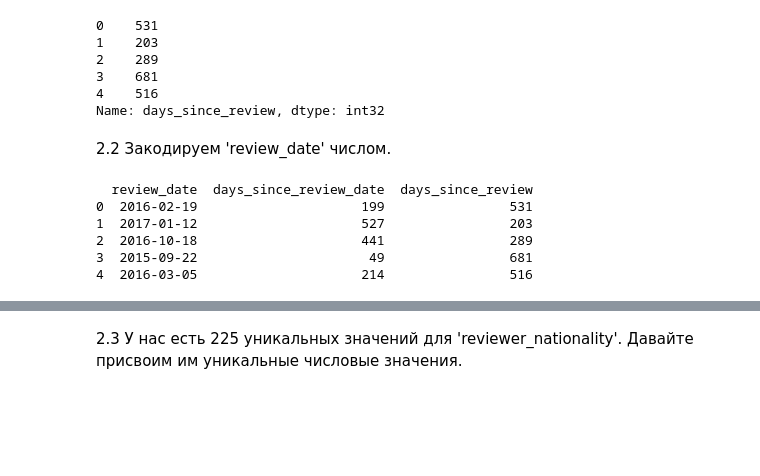
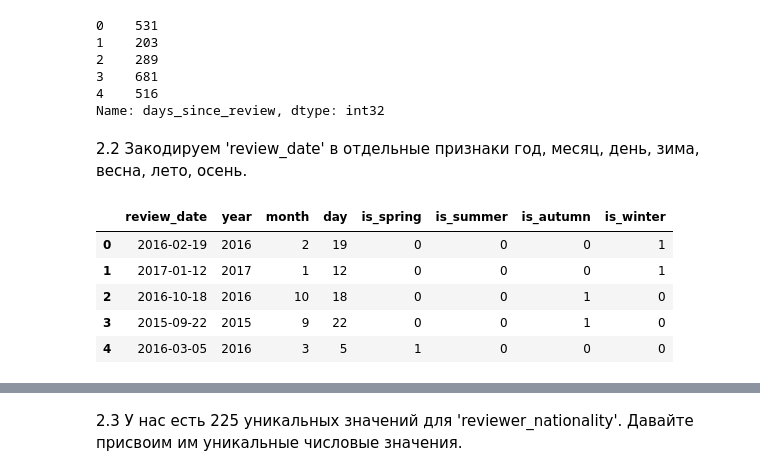
Before and after one commit to IvanMonakov/DataScience, a Jupyter notebook: Projects DS/PROJECT-3/EDA_Proj_3_Model.ipynb, the cells around one changed output, grey strips where cells are left out. Cells and saved outputs as stored; diff of their text form; code cells hidden in the pictures; blank space fills up the shorter version.

```diff
--- a/Projects DS/PROJECT-3/EDA_Proj_3_Model.ipynb
+++ b/Projects DS/PROJECT-3/EDA_Proj_3_Model.ipynb
@@ -36,8 +55,8 @@ import re
 - lng — географическая долгота отеля.
 # %%
 #Читаем данные и смотрим пример данных
-hotels = pd.read_csv('data/hotels.csv')
-hotels.head(3)
+data = pd.read_csv('data/hotels.csv')
+data.head(3)
 # %% [output]
 |  | hotel_address | additional_number_of_scoring | review_date | average_score | hotel_name | reviewer_nationality | ... |
 | 0 | Stratton Street Mayfair Westminst... | 581 | 2/19/2016 | 8.4 | The May Fair Hotel | United Kingdom | ... |
@@ -170,10 +229,10 @@ None
 # %%
 
 # Извлекаем только числовые значения из строк и преобразуем в int
-hotels['days_since_review'] = hotels['days_since_review'].str.extract('(\d+)').astype(int)
+data['days_since_review'] = data['days_since_review'].str.extract('(\d+)').astype(int)
 
 # Проверка результата
-print(hotels['days_since_review'].head())
+print(data['days_since_review'].head())
 # %% [output]
 0    531
 1    203
@@ -181,23 +240,46 @@ print(hotels['days_since_review'].head())
 3    681
 4    516
 Name: days_since_review, dtype: int32
-# %% [markdown]
-2.2 Закодируем 'review_date' числом.
-# %%
-# Преобразуем столбец 'review_date' в формат datetime
-hotels['review_date'] = pd.to_datetime(hotels['review_date'], errors='coerce')
-
-# Вычисляем количество дней с минимальной даты в датасете или текущей даты
-# Пример: разница в днях от минимальной даты
-min_date = hotels['review_date'].min()
-hotels['days_since_review_date'] = (hotels['review_date'] - min_date).dt.days
-
-# Проверка результата
-print(hotels[['review_date', 'days_since_review_date', 'days_since_review']].head())
-# %% [output]
-  review_date  days_since_review_date  days_since_review
-0  2016-02-19                     199                531
-1  2017-01-12                     527                203
-2  2016-10-18                     441                289
-3  2015-09-22                      49                681
-4  2016-03-05                     214                516
+# %% [markdown]
+2.2 Закодируем 'review_date' в отдельные признаки год, месяц, день, зима, весна, лето, осень.
+# %%
+# Преобразуем столбец 'review_date' в формат datetime, если это ещё не сделано
+data['review_date'] = pd.to_datetime(data['review_date'], errors='coerce')
+
+# Создаём признаки: год, месяц, день
+data['year'] = data['review_date'].dt.year
+data['month'] = data['review_date'].dt.month
+data['day'] = data['review_date'].dt.day
+
+# Создаём бинарные признаки для сезонов
+def get_season(month):
+    """
+    Возвращает название сезона в зависимости от месяца:
+    1-2, 12 -> зима; 3-5 -> весна; 6-8 -> лето; 9-11 -> осень.
+    """
+    if month in [12, 1, 2]:
+        return 'winter'
+    elif month in [3, 4, 5]:
+        return 'spring'
+    elif month in [6, 7, 8]:
+        return 'summer'
+    elif month in [9, 10, 11]:
+        return 'autumn'
+
+# Присваиваем сезон каждому месяцу
+data['season'] = data['month'].apply(get_season)
+
+# Создаём бинарные признаки для каждого сезона
+data['is_spring'] = (data['season'] == 'spring').astype(int)
+data['is_summer'] = (data['season'] == 'summer').astype(int)
+data['is_autumn'] = (data['season'] == 'autumn').astype(int)
+data['is_winter'] = (data['season'] == 'winter').astype(int)
+
+data[['review_date', 'year', 'month', 'day', 'is_spring', 'is_summer', 'is_autumn', 'is_winter']].head()
+# %% [output]
+|  | review_date | year | month | day | is_spring | is_summer | is_autumn | is_winter |
+| 0 | 2016-02-19 | 2016 | 2 | 19 | 0 | 0 | 0 | 1 |
+| 1 | 2017-01-12 | 2017 | 1 | 12 | 0 | 0 | 0 | 1 |
+| 2 | 2016-10-18 | 2016 | 10 | 18 | 0 | 0 | 1 | 0 |
+| 3 | 2015-09-22 | 2015 | 9 | 22 | 0 | 0 | 1 | 0 |
+| 4 | 2016-03-05 | 2016 | 3 | 5 | 1 | 0 | 0 | 0 |
```
Also changed, not shown: parts of 47 cells of this notebook, 3 other files.
